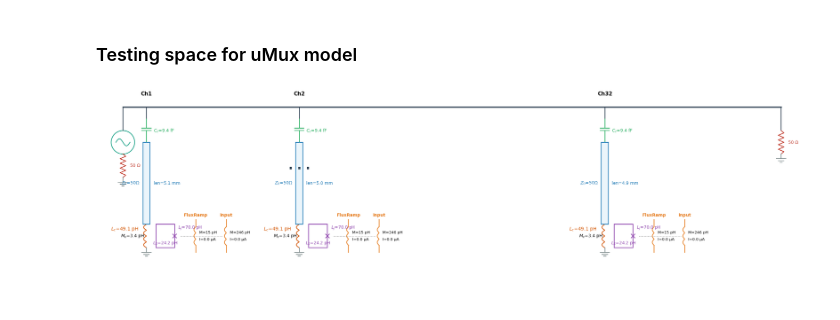
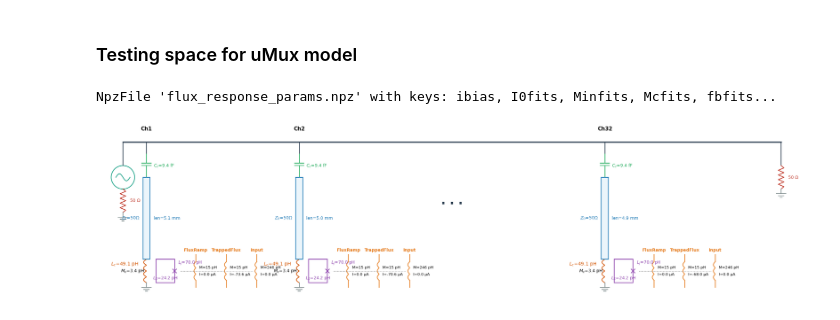
Before and after one commit to QTSF-Mines/Microwave-Multiplexing, a Jupyter notebook: uMux_modeling/model_testing.ipynb, the cells around one changed output. Cells and saved outputs as stored; diff of their text form; code cells hidden in the pictures.

```diff
--- a/uMux_modeling/model_testing.ipynb
+++ b/uMux_modeling/model_testing.ipynb
@@ -16,3 +18,14 @@ s21_db_loaded = np.abs(s21_loaded)
 s21_phase = np.angle(s21_loaded)
 s21_logMag = 20*np.log10(s21_db_loaded)
 s21_logMag = s21_logMag-np.max(s21_logMag)
+# %%
+data = np.load('flux_response_params.npz')
+print(data)
+ibias = data['ibias']
+I0fits = data['I0fits']
+Minfits = data['Minfits']
+Mcfits = data['Mcfits']
+fbfits = data['fbfits']
+lambfits = data['lambfits']
+# %% [output]
+NpzFile 'flux_response_params.npz' with keys: ibias, I0fits, Minfits, Mcfits, fbfits...
@@ -19,35 +36,45 @@ s21_logMag = s21_logMag-np.max(s21_logMag)
 # %%
-loaded_params = np.loadtxt('NIST_full_params.txt', dtype=float)
+
+circle_params = np.loadtxt('NIST_full_params.txt', dtype=float)
 
 VNA = VNA_Simulator(z0=50)
-Phi0 = 2.067e-15
 
 squids = []
+num_channels = len(I0fits)
+ #num_channels = 1
 
-count = 1
-for params in loaded_params:
-    #if((params[2] > 5.6e9)&(params[2]<5.61e9)):
-    squid_ch = SQUID(L_j=70e-12, L_s=24.2e-12, phi_ext=0)
-    squid_ch.add_flux_line("FluxRamp", 15e-12)
-    squid_ch.add_flux_line("Input", 246e-12)
+
+for i in range(num_channels):
+    squid_ch = SQUID(L_j=70e-12, L_s=24.2e-12, lamb=None, phi_ext=0.0)
+    squid_ch.add_flux_line("FluxRamp", M=15e-12, initial_current=0.0)
+    squid_ch.add_flux_line("TrappedFlux", M=15e-12, initial_current=0.0)
+    squid_ch.add_flux_line("Input", M=246e-12)
+
     ind_ch = Inductor(49.1e-12)
     tuned_L_ch = ScreenedInductor(primary_inductor=ind_ch, screening_device=squid_ch, M=3.4e-12)
-
     squids.append(squid_ch)
 
-    length, Cc_val, Qi_val = extract_physical_params(params, tuned_L_ch, Cc_in=9.4e-15)
+
+    circ_fit = np.copy(circle_params[i])
+    circ_fit[2] = circ_fit[2] + fbfits[i]
+
+
+    length, Cc_val, Qi_val = extract_physical_params(circ_fit, tuned_L_ch, Cc_in=9.4e-15)
+
+    squid_ch.set_current("TrappedFlux", I0fits[i])
 
     cap_ch = Capacitor(C=Cc_val)
     phys_res = Resonator(length=length, load=tuned_L_ch, v_p=1.15e8, Qi=Qi_val)
 
-    channel = Channel(name=f"Ch{count}")
+    channel = Channel(name=f"Ch{i+1}")
     channel.add(cap_ch)
     channel.add(phys_res)
+
+
+
     VNA.add(channel, 'shunt')
 
-    count += 1
-
 VNA.draw_schematic(use_color=True, max_draw=1)
 # %% [output]
-[figure, old version]
+[figure, new version]
 # %%
```
Also changed, not shown: parts of 6 cells of this notebook, 13 other files.
